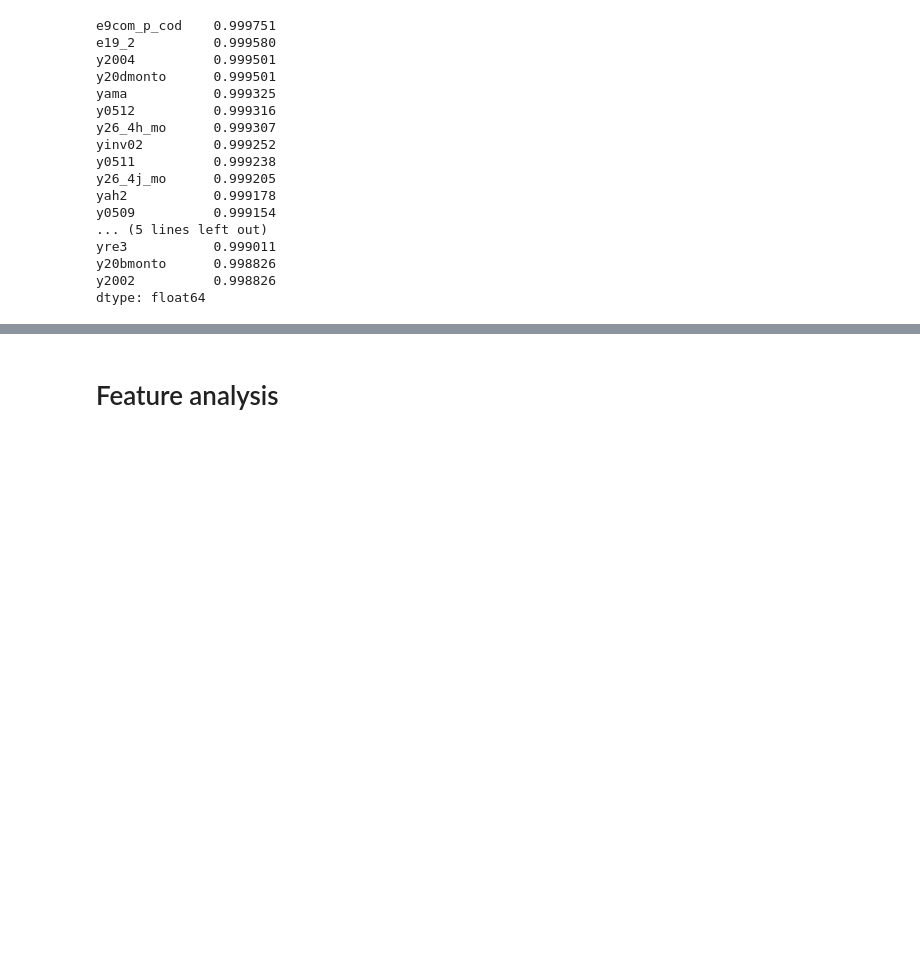
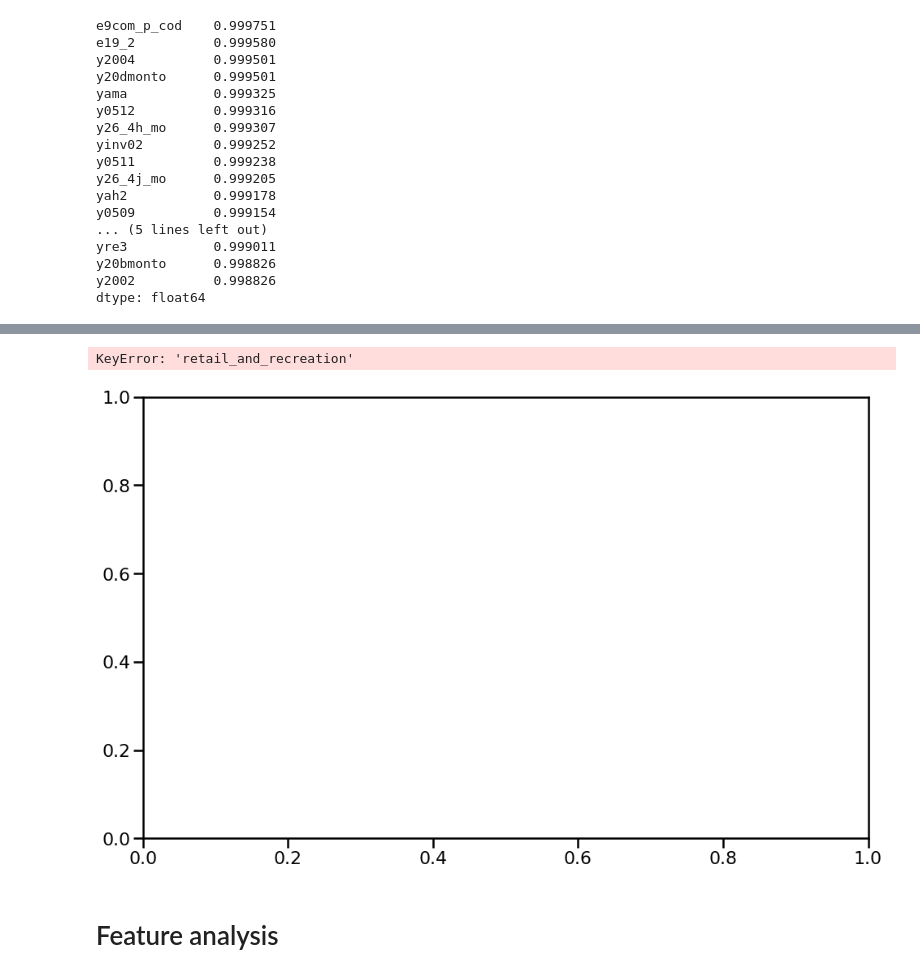
Before and after one commit to muellermax/Covid-Chile-Prediction, a Jupyter notebook: Covid Chile Prediction.ipynb, the cells around one changed output, grey strips where cells are left out. Cells and saved outputs as stored; diff of their text form; code cells hidden in the pictures; blank space fills up the shorter version.

```diff
--- a/Covid Chile Prediction.ipynb
+++ b/Covid Chile Prediction.ipynb
@@ -306,0 +423,26 @@ casen_rel
+# %%
+def make_mobility_plot(df, country, start, end, include_regions=False, drop_date=True):
+
+
+    mobility_df = prepare_mobility_data(df, country, start, end, include_regions=False, drop_date=False)
+
+    column_names = ['retail_and_recreation',
+                   'grocery_and_pharmacy',
+                   'parks',
+                   'transit_stations',
+                   'workplaces',
+                   'residential']
+
+    f, ax = plt.subplots(figsize = (16,10))
+
+    for item in column_names:
+
+        sns.lineplot(x = mobility_chile_all['date'], y = mobility_chile_all[item])
+
+    plt.legend(column_names, scatterpoints=1, frameon=True, labelspacing=.2, bbox_to_anchor=(1.05, 1), loc=2, borderaxespad=0.5)
+    plt.show()
+
+make_mobility_plot(mobility, 'Germany', '2020-04-04', '2020-08-07', include_regions=False, drop_date=False)
+# %% [output]
+KeyError: 'retail_and_recreation'
+[figure, added]
```
Also changed, not shown: parts of 16 cells of this notebook.
